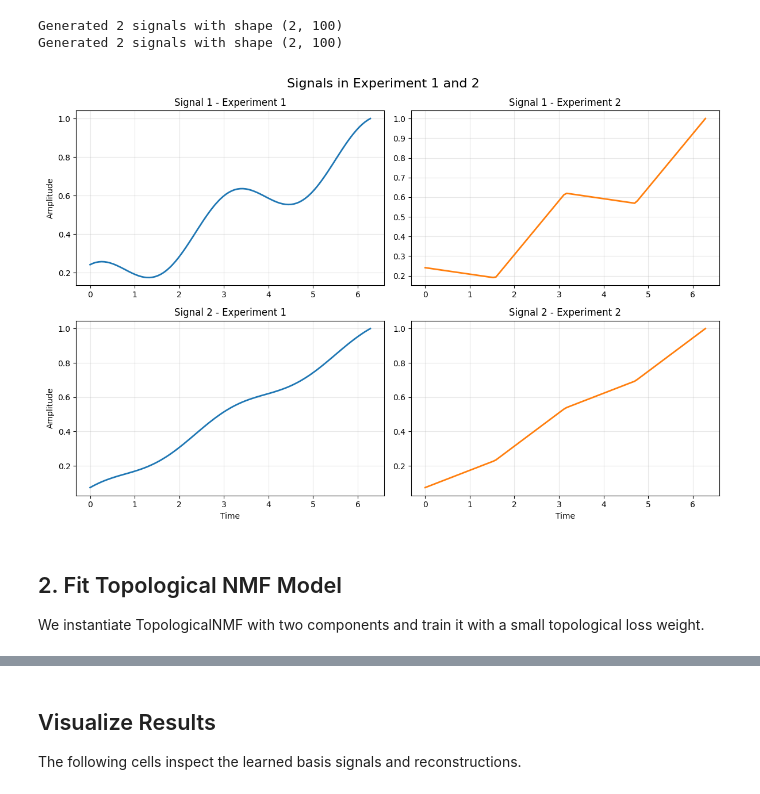
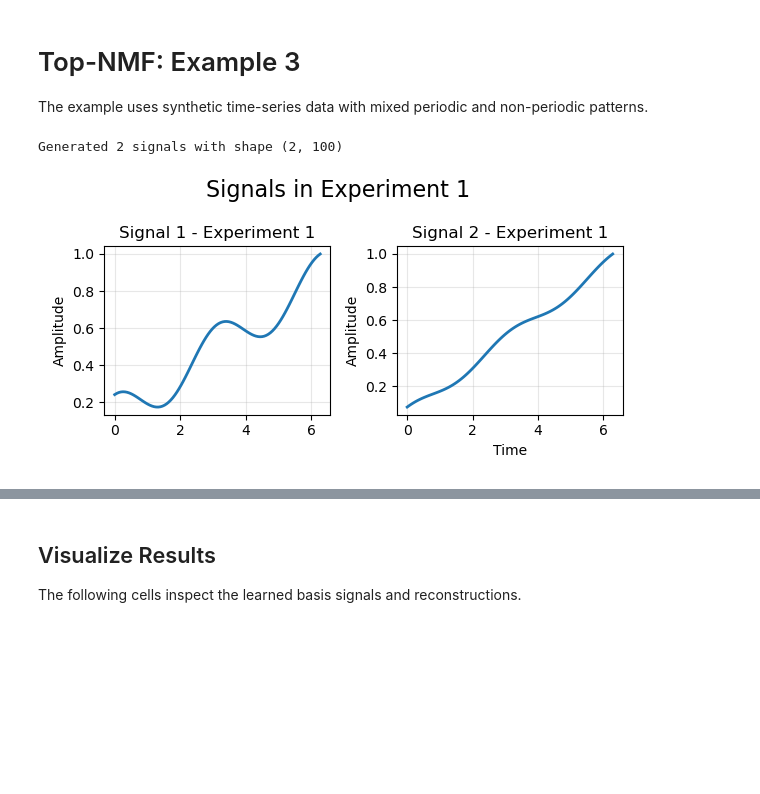
Before and after one commit to shizuo-kaji/TopNMF, a Jupyter notebook: notebook/Example 3.ipynb, the cells around one changed output, grey strips where cells are left out. Saved outputs shown, nothing was run; the diff lists cells and outputs as text; code cells hidden in the pictures; blank space fills up the shorter version.

Commit message:
refactor: TopologicalNMF class

```diff
--- a/notebook/Example 3.ipynb
+++ b/notebook/Example 3.ipynb
@@ -1,3 +1,7 @@
+# %% [markdown]
+# Top-NMF: Example 3
+
+The example uses synthetic time-series data with mixed periodic and non-periodic patterns.
 # %%
 %matplotlib widget
 import warnings
@@ -15,58 +19,32 @@ signals_dict_1 = normalize_signals(signals_dict_1, method="max")
 
 X_list = [sig for sig in signals_dict_1.values()]
 X = np.vstack(X_list)
-
-signals_dict_2 = generate_signals(t, kind="triangle")
-signals_dict_2 = normalize_signals(signals_dict_2, method="max")
-
-Y_list = [sig for sig in signals_dict_2.values()]
-Y = np.vstack(Y_list)
-
 print(f"Generated {len(X_list)} signals with shape {X.shape}")
-print(f"Generated {len(Y_list)} signals with shape {Y.shape}")
 # %% [output]
 Generated 2 signals with shape (2, 100)
-Generated 2 signals with shape (2, 100)
 # %%
-# Create 2x2 subplot layout
-fig, axes = plt.subplots(2, 2, figsize=(12, 8))
+fig, axes = plt.subplots(1, 2, figsize=(6, 3))
 
-# Set overall title
-fig.suptitle("Signals in Experiment 1 and 2", fontsize=16)
+fig.suptitle("Signals in Experiment 1", fontsize=16)
 
-# --- First Column: Experiment 1 (Cosine Data) ---
+# Experiment 1 (Cosine Data) ---
 # Basis 1
-axes[0, 0].plot(t, X[0], linewidth=2, color='tab:blue')
-axes[0, 0].set_title("Signal 1 - Experiment 1")
-axes[0, 0].grid(alpha=0.3)
-axes[0, 0].set_ylabel("Amplitude")
+axes[0].plot(t, X[0], linewidth=2, color='tab:blue')
+axes[0].set_title("Signal 1 - Experiment 1")
+axes[0].grid(alpha=0.3)
+axes[0].set_ylabel("Amplitude")
 
 # Basis 2
-axes[1, 0].plot(t, X[1], linewidth=2, color='tab:blue')
-axes[1, 0].set_title("Signal 2 - Experiment 1")
-axes[1, 0].grid(alpha=0.3)
-axes[1, 0].set_ylabel("Amplitude")
-axes[1, 0].set_xlabel("Time")
-
-# --- Second Column: Experiment 2 (Triangle Data) ---
-# Basis 1
-axes[0, 1].plot(t, Y[0], linewidth=2, color='tab:orange')
-axes[0, 1].set_title("Signal 1 - Experiment 2")
-axes[0, 1].grid(alpha=0.3)
-
-# Basis 2
-axes[1, 1].plot(t, Y[1], linewidth=2, color='tab:orange')
-axes[1, 1].set_title("Signal 2 - Experiment 2")
-axes[1, 1].grid(alpha=0.3)
-axes[1, 1].set_xlabel("Time")
+axes[1].plot(t, X[1], linewidth=2, color='tab:blue')
+axes[1].set_title("Signal 2 - Experiment 1")
+axes[1].grid(alpha=0.3)
+axes[1].set_ylabel("Amplitude")
+axes[1].set_xlabel("Time")
 
 plt.tight_layout()
 plt.show()
 # %% [output]
-[figure, old version]
+[figure, new version]
-# %% [markdown]
-## 2. Fit Topological NMF Model
-We instantiate TopologicalNMF with two components and train it with a small topological loss weight.
 # %%
 n_components = 2
 model_1 = TopologicalNMF(
```
Also changed, not shown: parts of 7 cells of this notebook, 3 other files.
